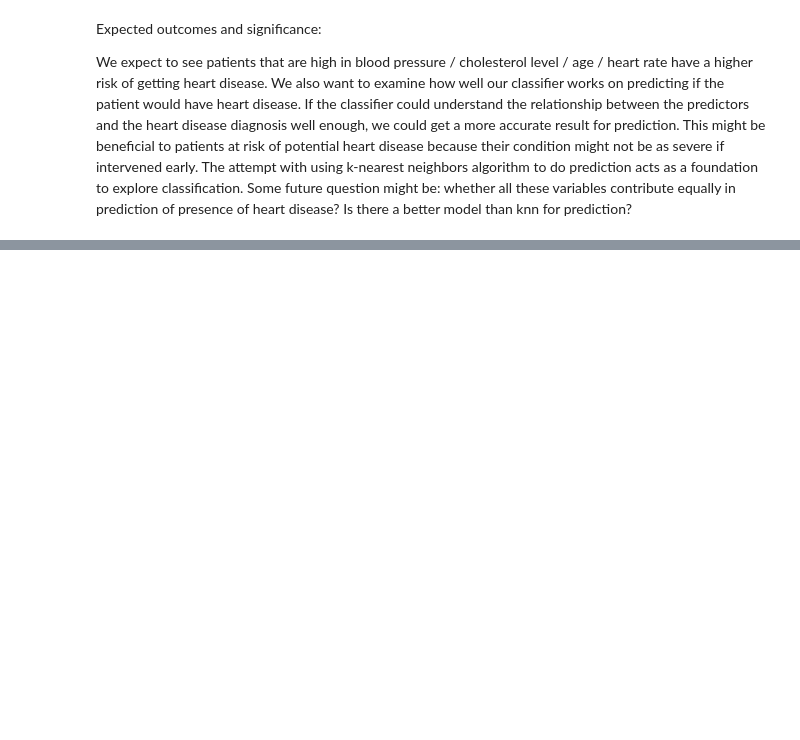
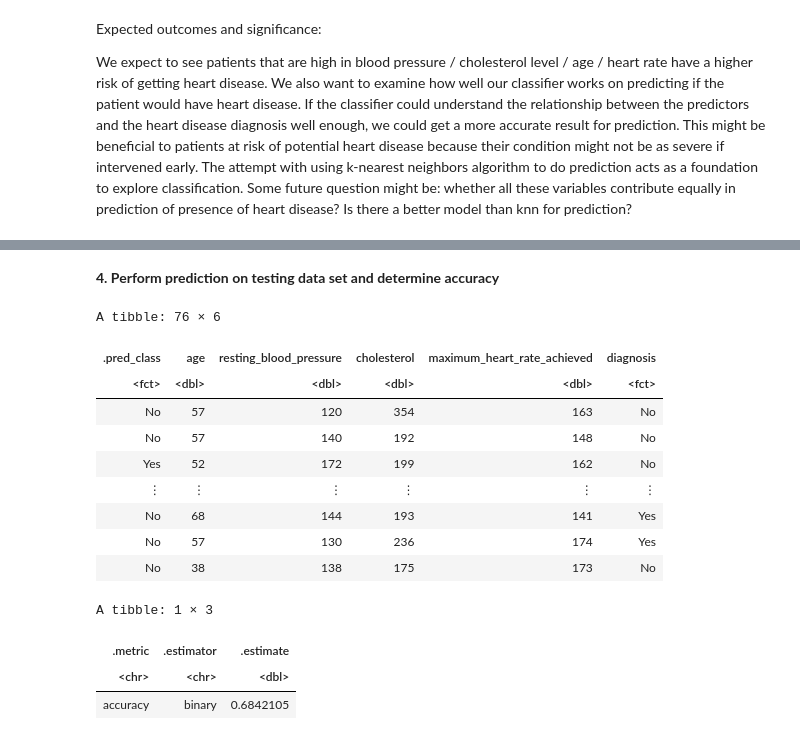
Before and after one commit to GloriaYi/dsci-100-2023w1-group41, a Jupyter notebook: Report.ipynb, the cells around one changed output, grey strips where cells are left out. Saved outputs shown, nothing was run; the diff lists cells and outputs as text; code cells hidden in the pictures; blank space fills up the shorter version.

```diff
--- a/Report.ipynb
+++ b/Report.ipynb
@@ -320,0 +331,11 @@ A tibble: 20 × 7
+# %%
+heart_disease_spec <- nearest_neighbor(weight_func = "rectangular", neighbors = 19) |>
+    set_engine("kknn") |>
+    set_mode("classification")
+
+knn_fit <- workflow() |>
+  add_recipe(heart_disease_recipe) |>
+  add_model(heart_disease_spec) |>
+  fit(data = heart_disease_train)
+
+knn_fit
@@ -320,0 +362,29 @@ A tibble: 20 × 7
+# %% [markdown]
+**4. Perform prediction on testing data set and determine accuracy**
+# %%
+set.seed(4321)
+# use classifier to do prediction on testing data
+predictions <- predict(knn_fit, heart_disease_test) |>
+        bind_cols(heart_disease_test)
+predictions
+
+# calculate the accuracy on its prediction
+heart_disease_metrics <- predictions |>
+        metrics(truth = diagnosis,estimate = .pred_class) |>
+        filter(.metric == "accuracy")
+heart_disease_metrics
+# %% [output]
+A tibble: 76 × 6
+| .pred_class | age | resting_blood_pressure | cholesterol | maximum_heart_rate_achieved | diagnosis |
+| <fct> | <dbl> | <dbl> | <dbl> | <dbl> | <fct> |
+| No | 57 | 120 | 354 | 163 | No |
+| No | 57 | 140 | 192 | 148 | No |
+| Yes | 52 | 172 | 199 | 162 | No |
+| ⋮ | ⋮ | ⋮ | ⋮ | ⋮ | ⋮ |
+| No | 68 | 144 | 193 | 141 | Yes |
+| No | 57 | 130 | 236 | 174 | Yes |
+| No | 38 | 138 | 175 | 173 | No |
+A tibble: 1 × 3
+| .metric | .estimator | .estimate |
+| <chr> | <chr> | <dbl> |
+| accuracy | binary | 0.6842105 |
```
Also changed, not shown: parts of 8 cells of this notebook.
